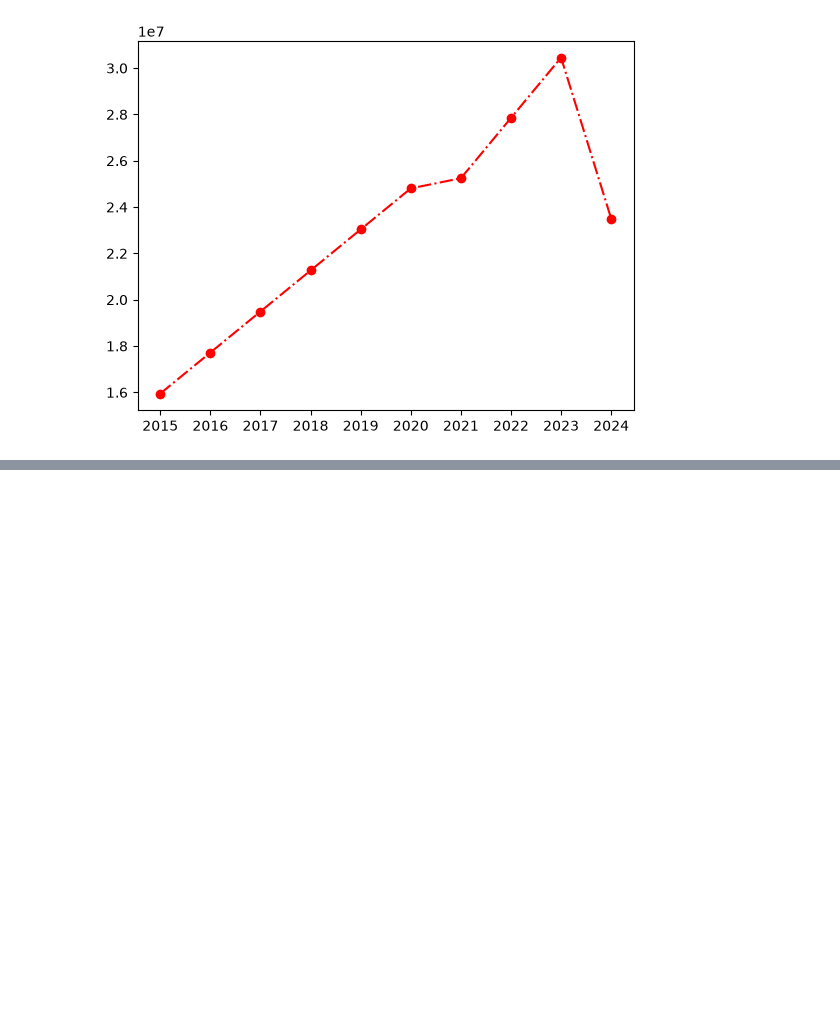
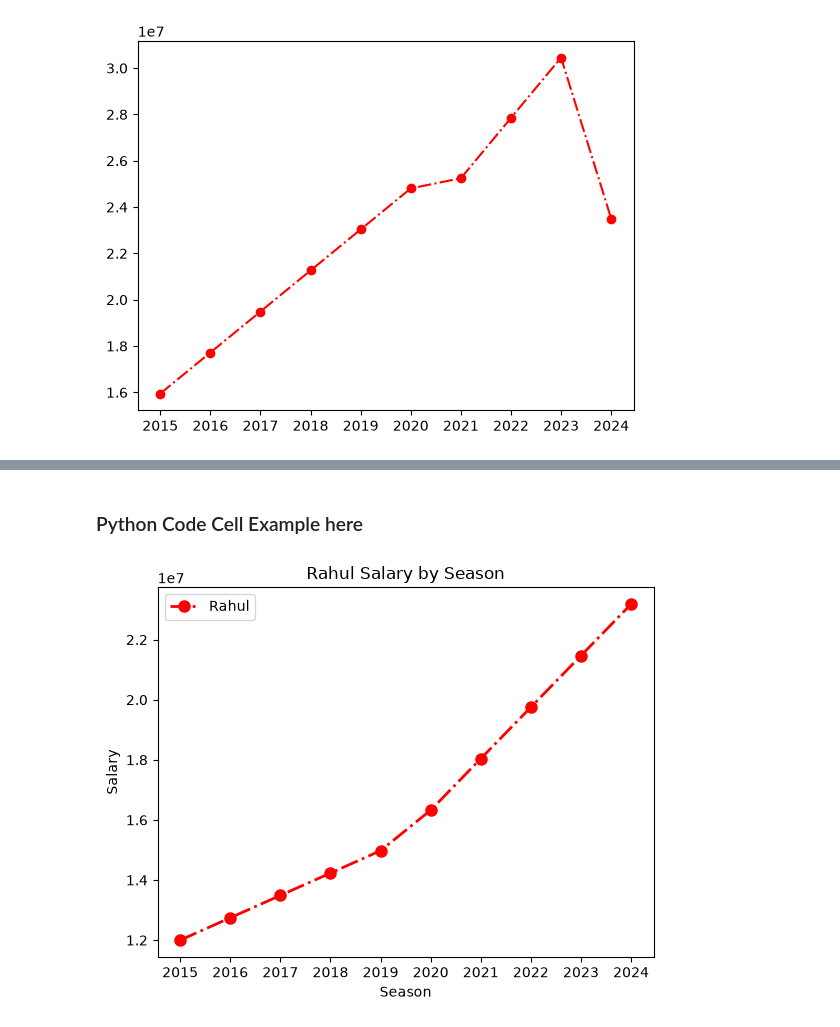
Before and after one commit to HarvindarRaghav/Full-Stack-Data-Science-with-Gen-AI-Agentic-AI, a Jupyter notebook: 01_Python/19-MatplotLib/matplotlib-poc.ipynb, the cells around one changed output, grey strips where cells are left out. Saved outputs shown, nothing was run; the diff lists cells and outputs as text; code cells hidden in the pictures; blank space fills up the shorter version.

```diff
--- a/01_Python/19-MatplotLib/matplotlib-poc.ipynb
+++ b/01_Python/19-MatplotLib/matplotlib-poc.ipynb
@@ -173,0 +296,24 @@ plt.plot(Seasons , Salary[0] , label ='Rahul', marker = 'o' , ls = '-.', c= 'red
+# %% [markdown]
+### Python Code Cell Example here
+# %%
+import matplotlib.pyplot as plt
+
+plt.plot(
+    Seasons,
+    Salary[Pdict["Rahul"]],
+    label="Rahul",
+    marker="o",
+    ls="-.",
+    c="red",
+    lw=2,
+    ms=8
+)
+
+plt.xlabel("Season")
+plt.ylabel("Salary")
+plt.title("Rahul Salary by Season")
+
+plt.legend()
+plt.show()
+# %% [output]
+[figure, added]
```
Also changed, not shown: parts of 3 cells of this notebook, 2 other files.
